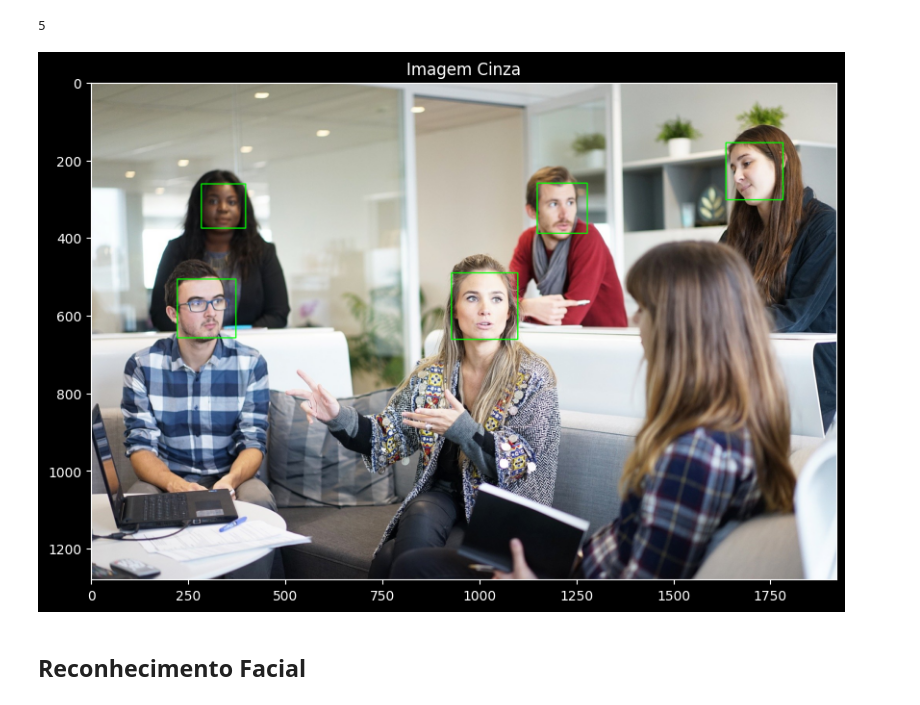
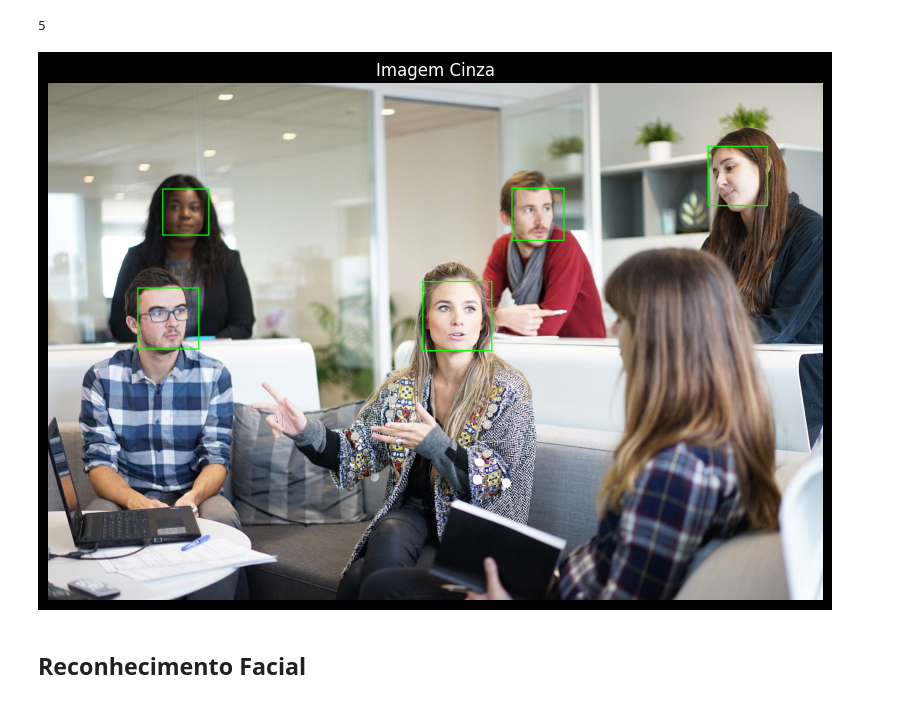
Before and after one commit to Joao-Inacio/IA_e_Machine_Learning, a Jupyter notebook: 1.3-Visao_computacional/visao_computacional.ipynb, the cells around one changed output. Saved outputs shown, nothing was run; the diff lists cells and outputs as text; code cells hidden in the pictures.

```diff
--- a/1.3-Visao_computacional/visao_computacional.ipynb
+++ b/1.3-Visao_computacional/visao_computacional.ipynb
@@ -57,13 +60,14 @@ len(deteccoes)
 # %%
 for (x, y, l, a) in deteccoes:
     #print(x, y, l, a)
     cv2.rectangle(imgRGB, (x, y), (x + l, y + a), (0,255,0), 2)
 plt.figure(figsize=(10,10))
 plt.title('Imagem Cinza')
 plt.imshow(imgRGB)
+plt.axis('off')
 plt.show()
 # %% [output]
-[figure, old version]
+[figure, new version]
 # %% [markdown]
 ## Reconhecimento Facial
 # %% [markdown]
```
Also changed, not shown: parts of 10 cells of this notebook.
